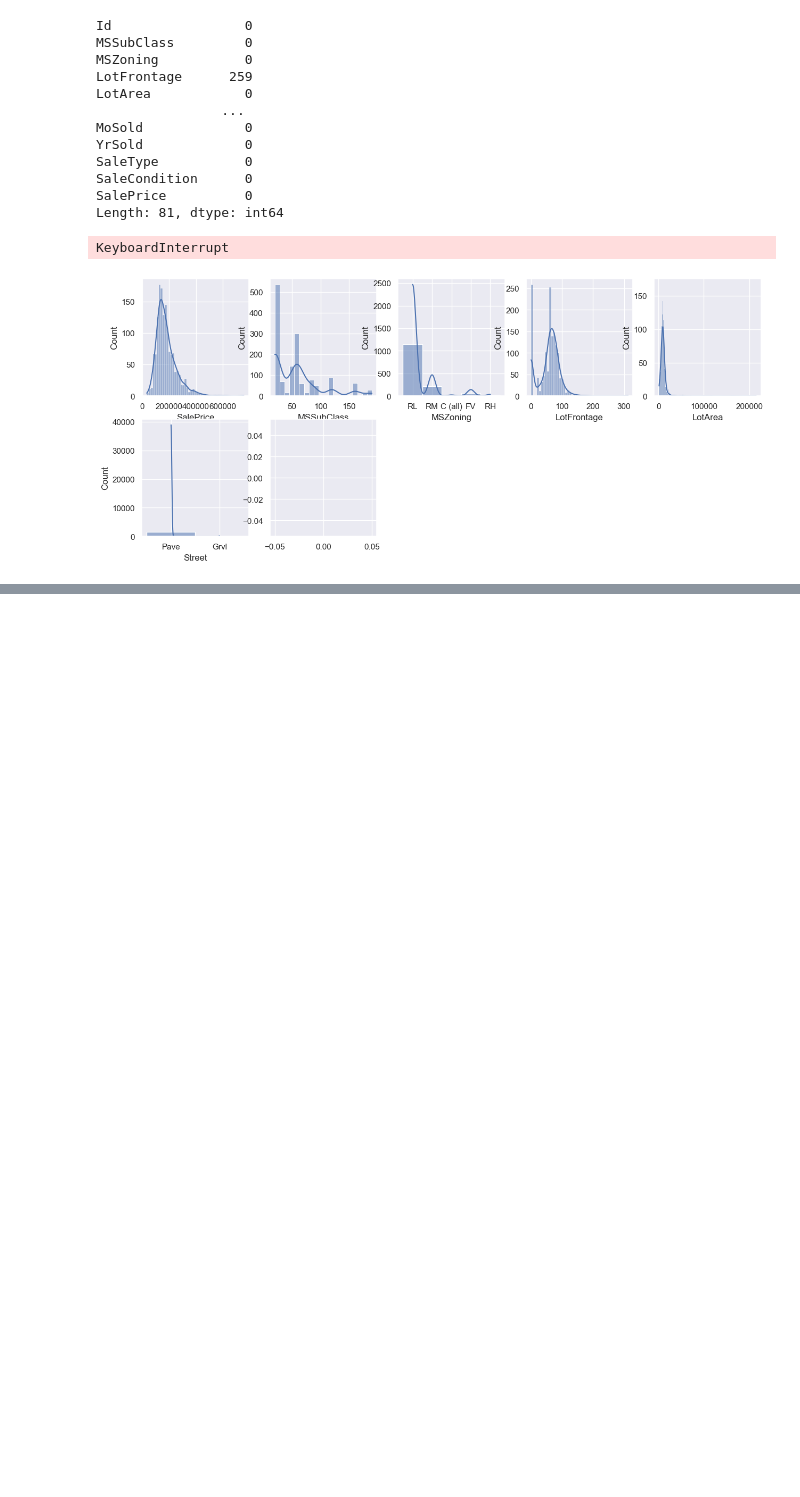
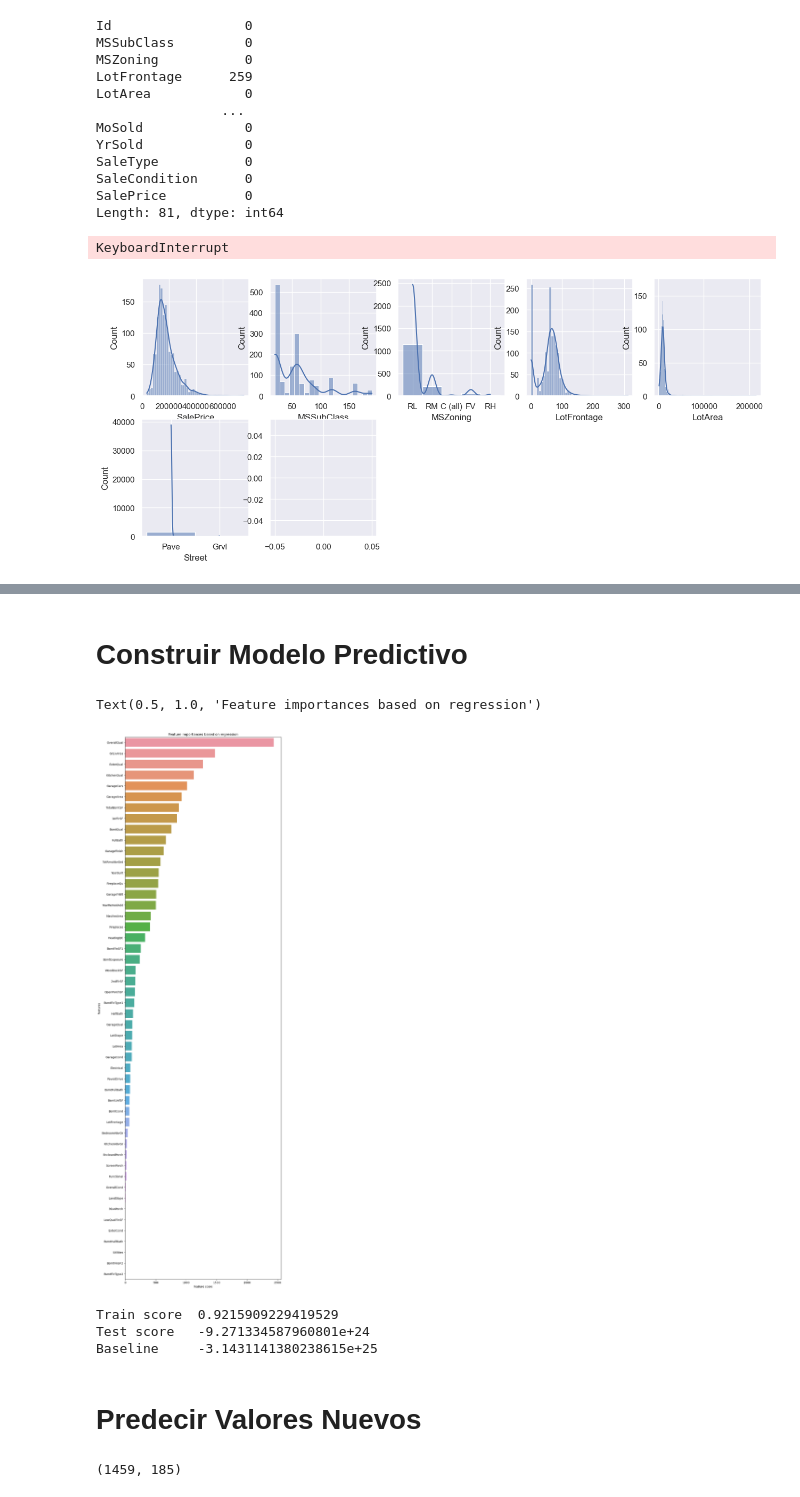
Before and after one commit to Marlon-Orrego/Analisis_Predictivo, a Jupyter notebook: Trabajo3_ValeriaMondragón_MarlonOrrego.ipynb, the cells around one changed output, grey strips where cells are left out. Drawn from its saved outputs; the diff is of its cells as text; code cells hidden in the pictures; blank space fills up the shorter version.

```diff
--- a/Trabajo3_ValeriaMondragón_MarlonOrrego.ipynb
+++ b/Trabajo3_ValeriaMondragón_MarlonOrrego.ipynb
@@ -429,0 +363,2 @@ No artists with labels found to put in legend.  Note that artists whose label st
+# %%
+df_train.loc[df_train['LotFrontage'].isna(),'LotFrontage'] = 0
@@ -429,0 +468,15 @@ No artists with labels found to put in legend.  Note that artists whose label st
+# %%
+#encoding nominal features
+df2 = pd.concat([df_train,pd.get_dummies(df_train['MSSubClass'],prefix='SubClass',drop_first=True)],axis=1)
+df3 = pd.concat([df2,pd.get_dummies(df2[['MSZoning','Street','Alley','LandContour','LotConfig','Neighborhood',
+                                        'Condition1','Condition2','BldgType','HouseStyle','RoofStyle','RoofMatl',
+                                        'Exterior1st','Exterior2nd','MasVnrType','Foundation','Heating','CentralAir',
+                                        'GarageType','MiscFeature','SaleType','SaleCondition']],drop_first=True)],axis=1)
+df4 = df3.drop(columns=['MSSubClass','MSZoning','Street','Alley','LandContour','LotConfig','Neighborhood',
+                                        'Condition1','Condition2','BldgType','HouseStyle','RoofStyle','RoofMatl',
+                                        'Exterior1st','Exterior2nd','MasVnrType','Foundation','Heating','CentralAir',
+                                        'GarageType','MiscFeature','SaleType','SaleCondition'])
+# %%
+#drop Id column
+data_train_clean = df4.drop(columns='Id')
+data_train_clean
@@ -429,0 +568,2 @@ No artists with labels found to put in legend.  Note that artists whose label st
+# %% [markdown]
+# Construir Modelo Predictivo
@@ -429,0 +579,20 @@ No artists with labels found to put in legend.  Note that artists whose label st
+# %%
+from sklearn.model_selection import cross_val_score
+from sklearn.model_selection import GridSearchCV
+X = data_train_clean.drop('SalePrice',axis=1)
+y = data_train_clean['SalePrice']
+# %%
+from sklearn.feature_selection import SelectKBest
+from sklearn.feature_selection import f_regression
+from pandas import Series, DataFrame
+
+fs = SelectKBest(score_func=f_regression, k='all')
+fs.fit(X,y)
+indices = np.argsort(fs.scores_)[::-1]
+cc = DataFrame({'feature score':Series(fs.scores_),'features':Series(X.columns)})
+plt.figure(figsize=(10,35))
+sns.barplot(x='feature score',y='features',data=cc.head(50).sort_values(by='feature score',ascending=False))
+plt.title('Feature importances based on regression')
+# %% [output]
+Text(0.5, 1.0, 'Feature importances based on regression')
+[figure, added]
@@ -429,0 +613,8 @@ No artists with labels found to put in legend.  Note that artists whose label st
+# %%
+model_log = LinearRegression()
+model_log.fit(X_train, y_train)
+calc_scores(model_log, X_train, y_train, X_test, y_test)
+# %% [output]
+Train score  0.9215909229419529
+Test score   -9.271334587960801e+24
+Baseline     -3.1431141380238615e+25
@@ -429,0 +628,2 @@ No artists with labels found to put in legend.  Note that artists whose label st
+# %% [markdown]
+# Predecir Valores Nuevos
@@ -429,0 +632,4 @@ No artists with labels found to put in legend.  Note that artists whose label st
+# %%
+X_new_pred.shape
+# %% [output]
+(1459, 185)
```
Also changed, not shown: parts of 54 cells of this notebook.
